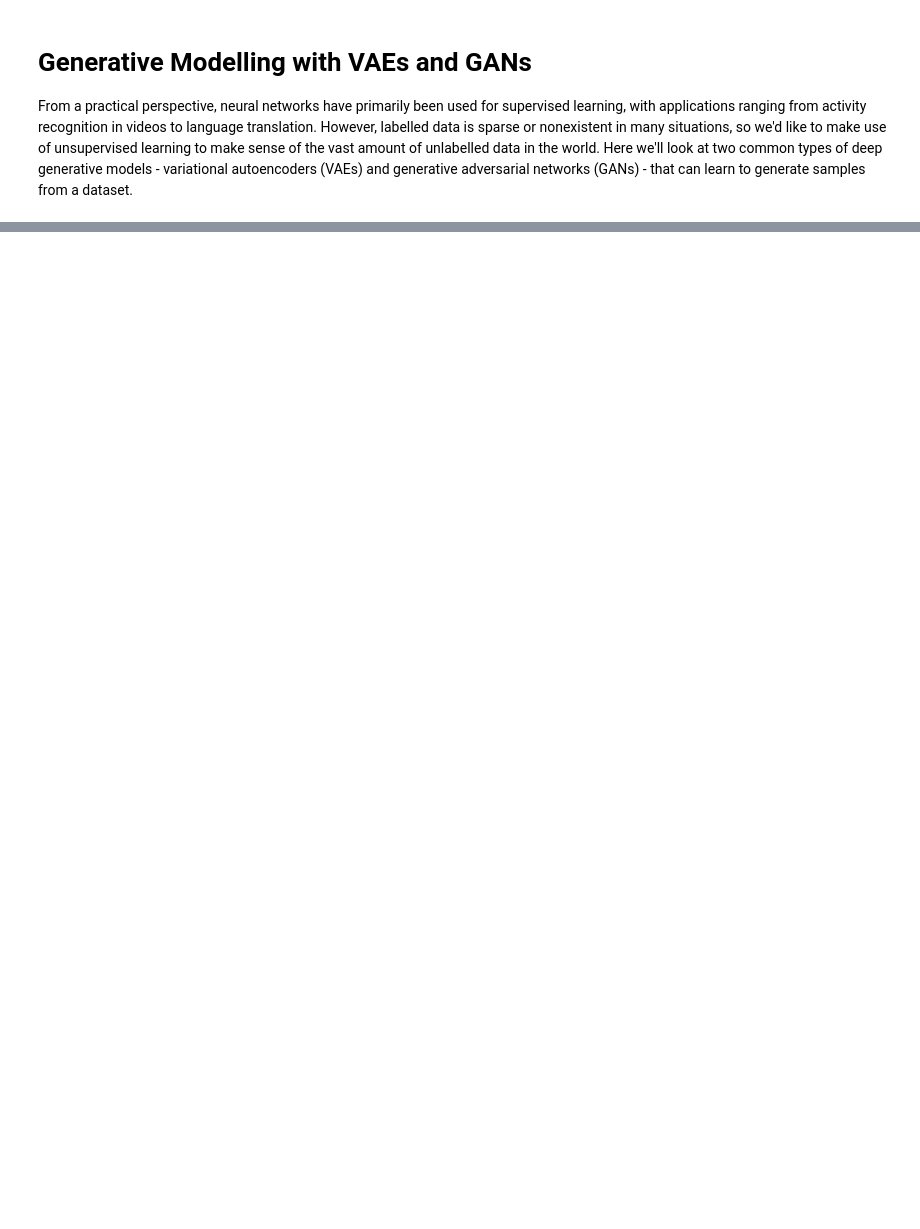
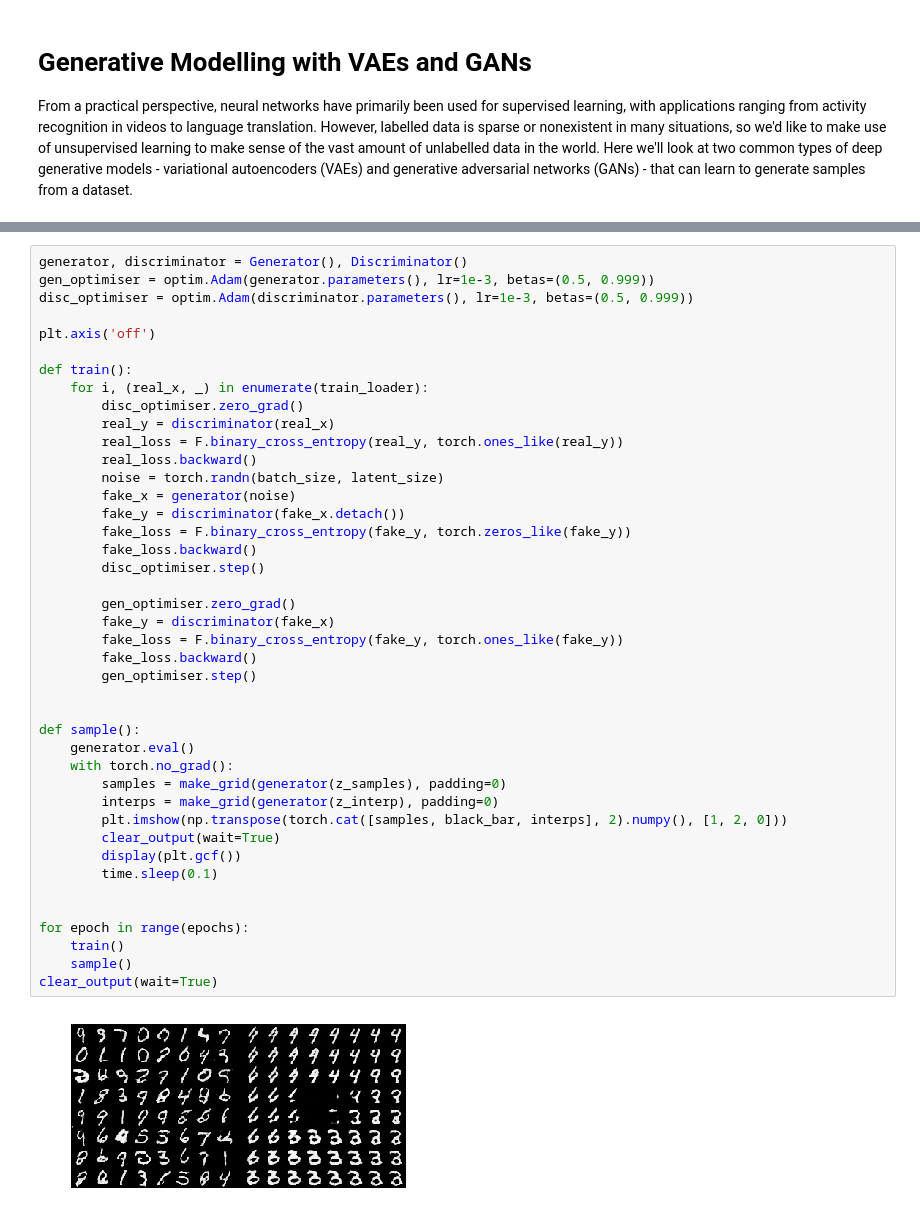
Before and after one commit to pukkapies/dl-imperial-maths, a Jupyter notebook: pytorch-tutorial/4. Generative Modelling with VAEs and GANs.ipynb, the cells around one changed output, grey strips where cells are left out. Cells and saved outputs as stored; diff of their text form; blank space fills up the shorter version.

```diff
--- a/pytorch-tutorial/4. Generative Modelling with VAEs and GANs.ipynb
+++ b/pytorch-tutorial/4. Generative Modelling with VAEs and GANs.ipynb
@@ -100,0 +199,44 @@ RuntimeError: Expected 4-dimensional input for 4-dimensional weight [8, 1, 5, 5]
+# %%
+generator, discriminator = Generator(), Discriminator()
+gen_optimiser = optim.Adam(generator.parameters(), lr=1e-3, betas=(0.5, 0.999))
+disc_optimiser = optim.Adam(discriminator.parameters(), lr=1e-3, betas=(0.5, 0.999))
+
+plt.axis('off')
+
+def train():
+    for i, (real_x, _) in enumerate(train_loader):
+        disc_optimiser.zero_grad()
+        real_y = discriminator(real_x)
+        real_loss = F.binary_cross_entropy(real_y, torch.ones_like(real_y))
+        real_loss.backward()
+        noise = torch.randn(batch_size, latent_size)
+        fake_x = generator(noise)
+        fake_y = discriminator(fake_x.detach())
+        fake_loss = F.binary_cross_entropy(fake_y, torch.zeros_like(fake_y))
+        fake_loss.backward()
+        disc_optimiser.step()
+
+        gen_optimiser.zero_grad()
+        fake_y = discriminator(fake_x)
+        fake_loss = F.binary_cross_entropy(fake_y, torch.ones_like(fake_y))
+        fake_loss.backward()
+        gen_optimiser.step()
+
+
+def sample():
+    generator.eval()
+    with torch.no_grad():
+        samples = make_grid(generator(z_samples), padding=0)
+        interps = make_grid(generator(z_interp), padding=0)
+        plt.imshow(np.transpose(torch.cat([samples, black_bar, interps], 2).numpy(), [1, 2, 0]))
+        clear_output(wait=True)
+        display(plt.gcf())
+        time.sleep(0.1)
+
+
+for epoch in range(epochs):
+    train()
+    sample()
+clear_output(wait=True)
+# %% [output]
+[figure, added]
```
Also changed, not shown: parts of 13 cells of this notebook, 1 other file.
